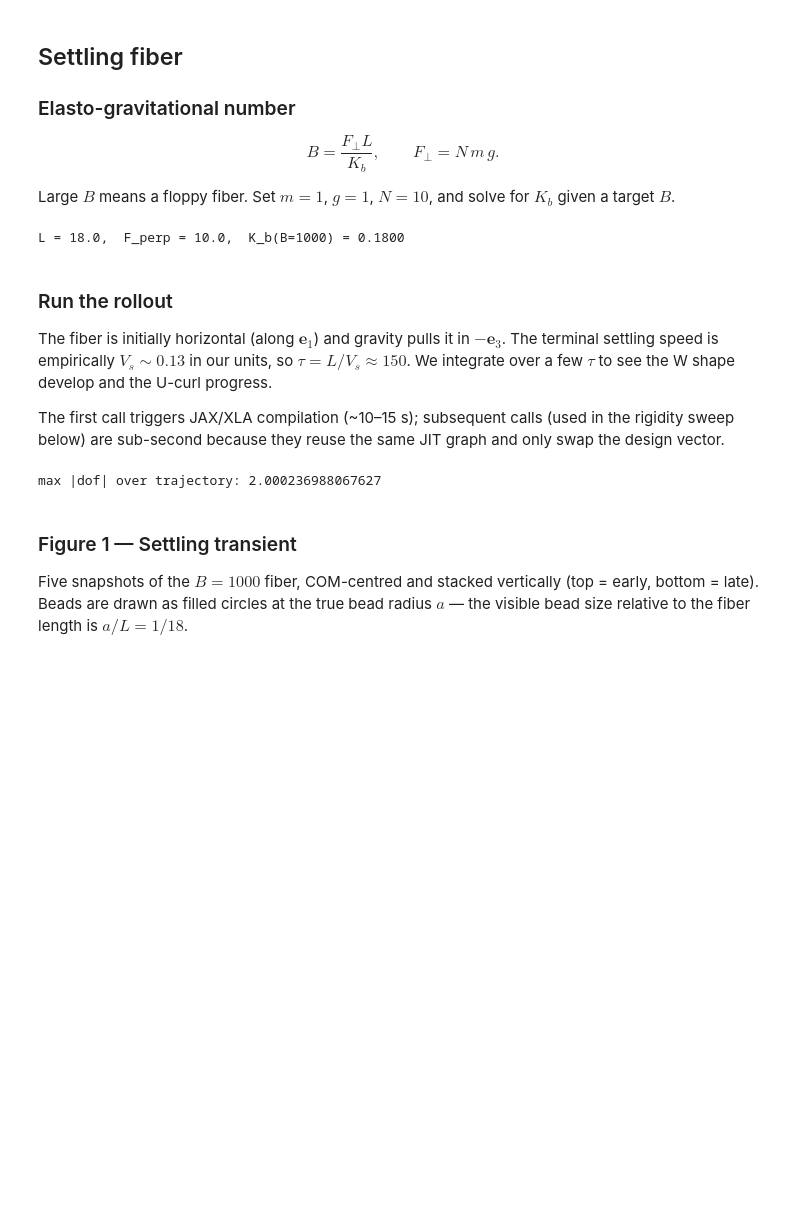
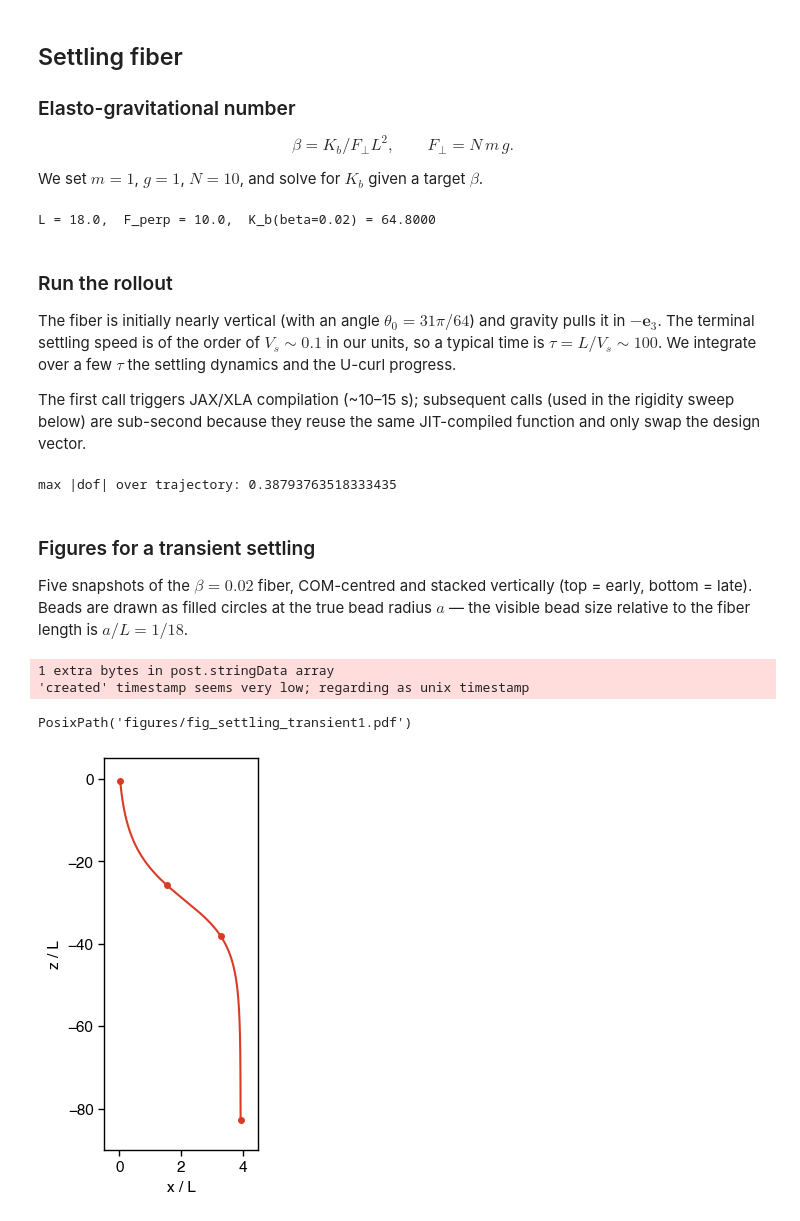
Before and after one commit to C0PEP0D/SoftMobility, a Jupyter notebook: softmobility/tutorials/12_flexible_fiber_2d.ipynb, the cells around one changed output. Saved outputs shown, nothing was run; the diff lists cells and outputs as text; code cells hidden in the pictures; blank space fills up the shorter version.

```diff
--- a/softmobility/tutorials/12_flexible_fiber_2d.ipynb
+++ b/softmobility/tutorials/12_flexible_fiber_2d.ipynb
@@ -90,10 +88,9 @@ within $B \le 2000$ where the linear model remains stable.
 
 ### Elasto-gravitational number
 
-$$B = \frac{F_\perp L}{K_b}, \qquad F_\perp = N\,m\,g.$$
+$$\beta = K_b / F_\perp L^2 , \qquad F_\perp = N\,m\,g.$$
 
-Large $B$ means a floppy fiber. Set $m = 1$, $g = 1$, $N = 10$, and
-solve for $K_b$ given a target $B$.
+We set $m = 1$, $g = 1$, $N = 10$, and solve for $K_b$ given a target $\beta$.
 # %%
 N_set = 10
 a = 1.0
@@ -103,18 +100,18 @@ g = 1.0
 L_set = (N_set - 1) * 2 * a   # bond length is exactly 2a (Gears Model)
 F_perp = N_set * m * g
 
-def K_b_for_B(B: float) -> float:
+def K_b_for_beta(beta: float) -> float:
     """Bending modulus that yields elasto-gravitational number ``B``."""
-    return F_perp * L_set / B
+    return F_perp * L_set**2 * beta
 
-# Build the fiber once at the B = 1000 reference. The bending modulus is a
+# Build the fiber once at the beta = 0.02 for reference. The bending modulus is a
 # design parameter, so we can override it per-rollout via ``design=`` to
 # sweep B without rebuilding (and re-JIT-compiling) the rollout.
-B_ref = 1000.0
+beta_ref = 0.02
 fiber_set = sm.FlexibleFiber(
     n_beads=N_set,
     radius=a,
-    bending_rigidity=K_b_for_B(B_ref),
+    bending_rigidity=K_b_for_beta(beta_ref),
     mass=m,
     planar=True,
 )
@@ -123,44 +120,68 @@ rollout_set = sm.FlowBodyRollout(
     flow=sm.no_flow(),
     input_map={"gravity": sm.gravity_field(g=g)},
 )
-print(f"L = {L_set:.1f},  F_perp = {F_perp:.1f},  K_b(B={B_ref:g}) = {K_b_for_B(B_ref):.4f}")
+print(f"L = {L_set:.1f},  F_perp = {F_perp:.1f},  K_b(beta={beta_ref:g}) = {K_b_for_beta(beta_ref):.4f}")
 # %% [output]
-L = 18.0,  F_perp = 10.0,  K_b(B=1000) = 0.1800
+L = 18.0,  F_perp = 10.0,  K_b(beta=0.02) = 64.8000
 # %% [markdown]
 ### Run the rollout
 
-The fiber is initially horizontal (along $\boldsymbol{e}_1$) and gravity pulls it
-in $-\boldsymbol{e}_3$. The terminal settling speed is empirically $V_s\!\sim\!0.13$
-in our units, so $\tau = L/V_s \approx 150$. We integrate over a few $\tau$
-to see the W shape develop and the U-curl progress.
+The fiber is initially nearly vertical (with an angle $\theta_0=31\pi/64$)
+and gravity pulls it in $-\boldsymbol{e}_3$. The terminal
+settling speed is of the order of $V_s\!\sim\!0.1$ in our units,
+so a typical time is $\tau = L/V_s \sim 100$. We integrate over a few $\tau$
+the settling dynamics and the U-curl progress.
 
 The first call triggers JAX/XLA compilation (~10–15 s); subsequent calls
 (used in the rigidity sweep below) are sub-second because they reuse the
-same JIT graph and only swap the design vector.
+same JIT-compiled function and only swap the design vector.
 # %%
 dt_set = 0.5
-n_steps_set = 1500   # final time = 750 ≈ 5 τ
+n_steps_set = 20000   # final time = 10000 ≈ 100 τ
 
 @jax.jit
 def run_settling(design):
     """JIT-compiled rollout. Compiled once; reused for every B in the sweep."""
-    return rollout_set.rollout(dt=dt_set, n_steps=n_steps_set, design=design)
+    return rollout_set.rollout(dt=dt_set, n_steps=n_steps_set, design=design, init_orientation=[0,31*np.pi/64,0])
 
-design_ref = jnp.array([a, K_b_for_B(B_ref), m])
+design_ref = jnp.array([a, K_b_for_beta(beta_ref), m])
 positions_g, orientations_g, dofs_g = run_settling(design_ref)
 lab_pos_g = lab_bead_positions(
     fiber_set, positions_g, orientations_g, dofs_g, design=np.asarray(design_ref)
 )
 print("max |dof| over trajectory:", float(np.max(np.abs(dofs_g))))
 # %% [output]
-max |dof| over trajectory: 2.000236988067627
+max |dof| over trajectory: 0.38793763518333435
 # %% [markdown]
-### Figure 1 — Settling transient
+### Figures for a transient settling
 
-Five snapshots of the $B = 1000$ fiber, COM-centred and stacked
+Five snapshots of the $\beta = 0.02$ fiber, COM-centred and stacked
 vertically (top = early, bottom = late). Beads are drawn as
 filled circles at the true bead radius $a$ — the visible bead
 size relative to the fiber length is $a / L = 1/18$.
+# %%
+step_indices = np.array([0, 5000, 8000, 19999])
+times = step_indices * dt_set
+CoM = lab_pos_g.mean(axis=1) / L_set  # normalise by fiber length for better axis limits
+
+x = CoM[:,0]
+y = CoM[:,2]
+
+fig, ax = figstyle.figure(size="third", aspect=1 / 2)
+ax.plot(x, y, color=figstyle.COLORS["red"], linewidth=1.5)
+ax.plot(x[step_indices], y[step_indices], color=figstyle.COLORS["red"], marker="o", markersize=4, linestyle="none")
+
+ax.set_xlim(-0.5, 4.5)
+ax.set_ylim(-90, 5)
+ax.set_xlabel("x / L")
+ax.set_ylabel("z / L")
+
+figstyle.save(fig, "fig_settling_transient1", figdir=FIGDIR)
+# %% [output]
+1 extra bytes in post.stringData array
+'created' timestamp seems very low; regarding as unix timestamp
+PosixPath('figures/fig_settling_transient1.pdf')
+[figure, added]
 # %%
 def draw_shape(ax, beads_xz, *, color, fill, line_width=1.5, bead_radius=a, opacity=1.0):
     """Draw a fiber as a connecting line plus one filled circle per bead."""
```
Also changed, not shown: parts of 9 cells of this notebook, 28 other files.
